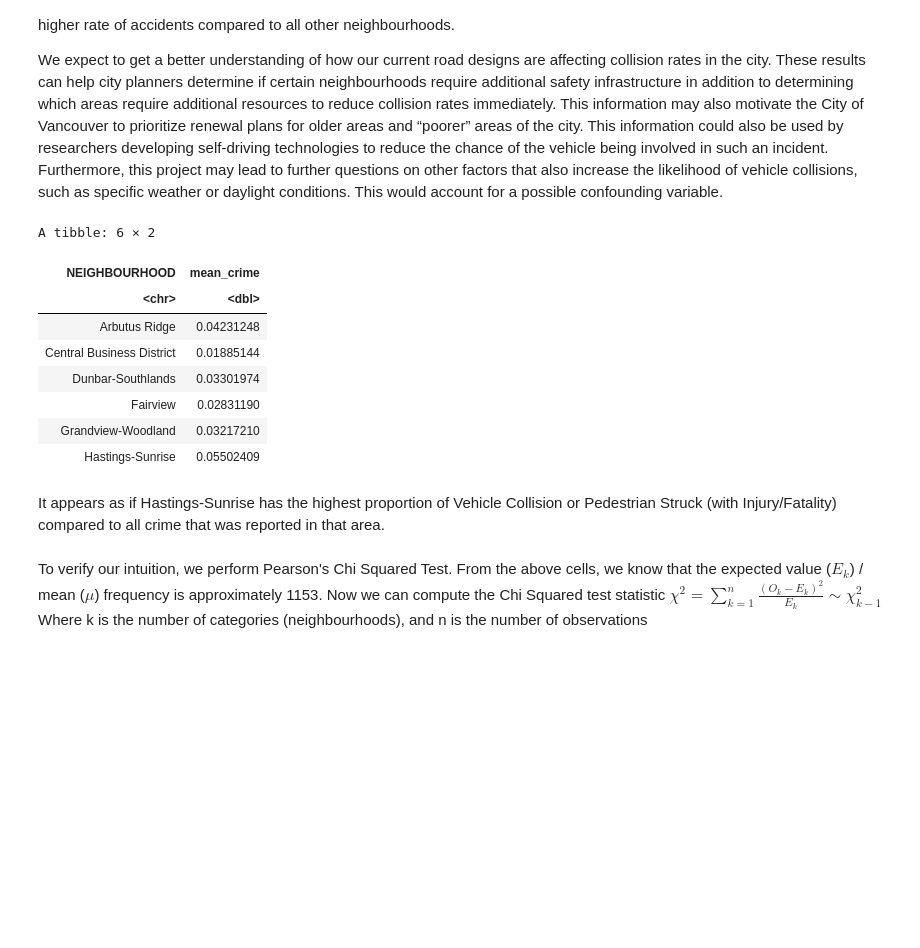
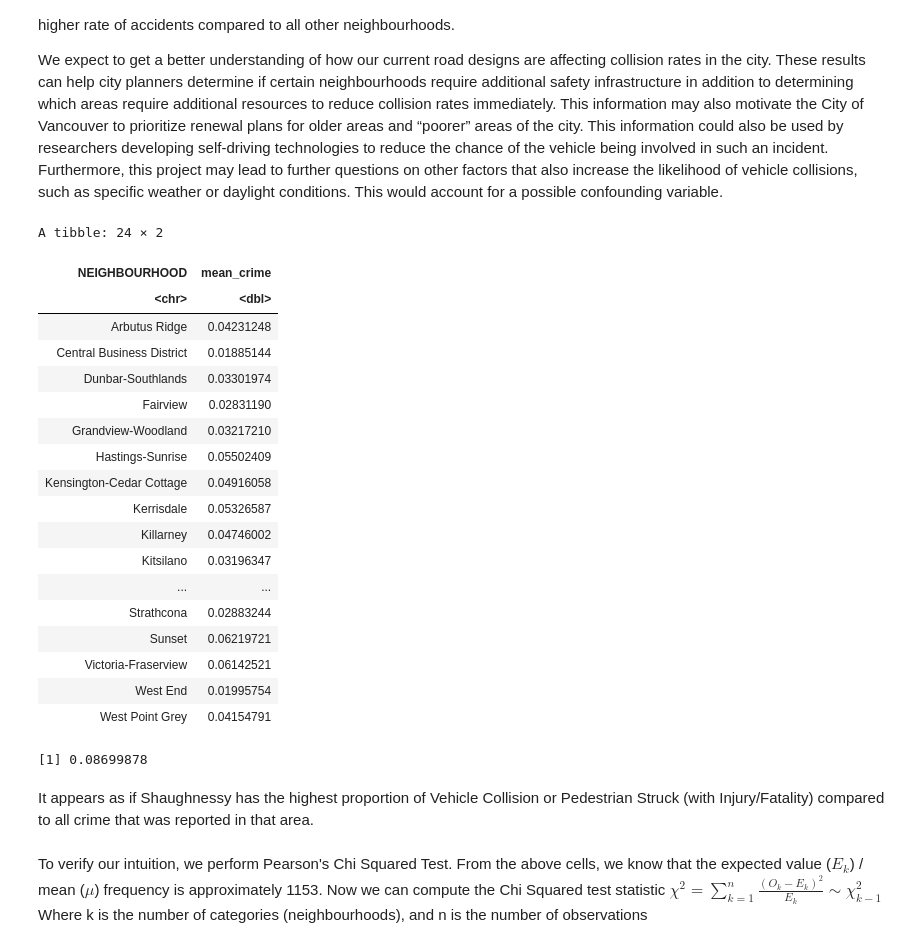
Before and after one commit to pbrar17/VPD-Crime-Analysis, a Jupyter notebook: 14.ipynb, the cells around one changed output. Cells and saved outputs as stored; diff of their text form; code cells hidden in the pictures; blank space fills up the shorter version.

```diff
--- a/14.ipynb
+++ b/14.ipynb
@@ -139,29 +136,41 @@ We expect to get a better understanding of how our current road designs are affe
 # %%
 #Results:
 mean_crime <- whole_dataset %>%
     group_by(NEIGHBOURHOOD) %>%
     summarize(mean_crime = mean(TYPE == "Vehicle Collision or Pedestrian Struck (with Injury)" |
     TYPE == "Vehicle Collision or Pedestrian Struck (with Fatality)"))
-head(mean_crime)
+mean_crime
+max(mean_crime$mean_crime)
 
 # we are going to have to do some data wrangling to get the mean/proportion of
 #the ammount of vehicual accidents that are happening in each neighbourhood
 #we could take a look at perhaps the proportion of vehicual crimes to all crimes per neighbourhood.
 # or we could take the mean number of this type of crime and compare the means from all of these neihgbourhhods, but to do so
 # we would need to look at this by all years and take the proportion of it.
 #or we could do both
 # %% [output]
-A tibble: 6 × 2
+A tibble: 24 × 2
 | NEIGHBOURHOOD | mean_crime |
 | <chr> | <dbl> |
 | Arbutus Ridge | 0.04231248 |
 | Central Business District | 0.01885144 |
 | Dunbar-Southlands | 0.03301974 |
 | Fairview | 0.02831190 |
 | Grandview-Woodland | 0.03217210 |
 | Hastings-Sunrise | 0.05502409 |
+| Kensington-Cedar Cottage | 0.04916058 |
+| Kerrisdale | 0.05326587 |
+| Killarney | 0.04746002 |
+| Kitsilano | 0.03196347 |
+| ... | ... |
+| Strathcona | 0.02883244 |
+| Sunset | 0.06219721 |
+| Victoria-Fraserview | 0.06142521 |
+| West End | 0.01995754 |
+| West Point Grey | 0.04154791 |
+[1] 0.08699878
 # %% [markdown]
-It appears as if Hastings-Sunrise has the highest proportion of Vehicle Collision or Pedestrian Struck (with Injury/Fatality) compared to all crime that was reported in that area.
+It appears as if Shaughnessy has the highest proportion of Vehicle Collision or Pedestrian Struck (with Injury/Fatality) compared to all crime that was reported in that area.
 # %% [markdown]
 To verify our intuition, we perform Pearson's Chi Squared Test. From the above cells, we know that the expected value ($E_k$) / mean ($\mu$) frequency is approximately 1153. Now we can compute the Chi Squared test statistic
 ${\chi}^2=\sum_{k=1}^{n} \frac{(O_k - E_k)^2}{E_k} \sim {\chi}^2_{k-1}$
```
Also changed, not shown: parts of 4 cells of this notebook.
